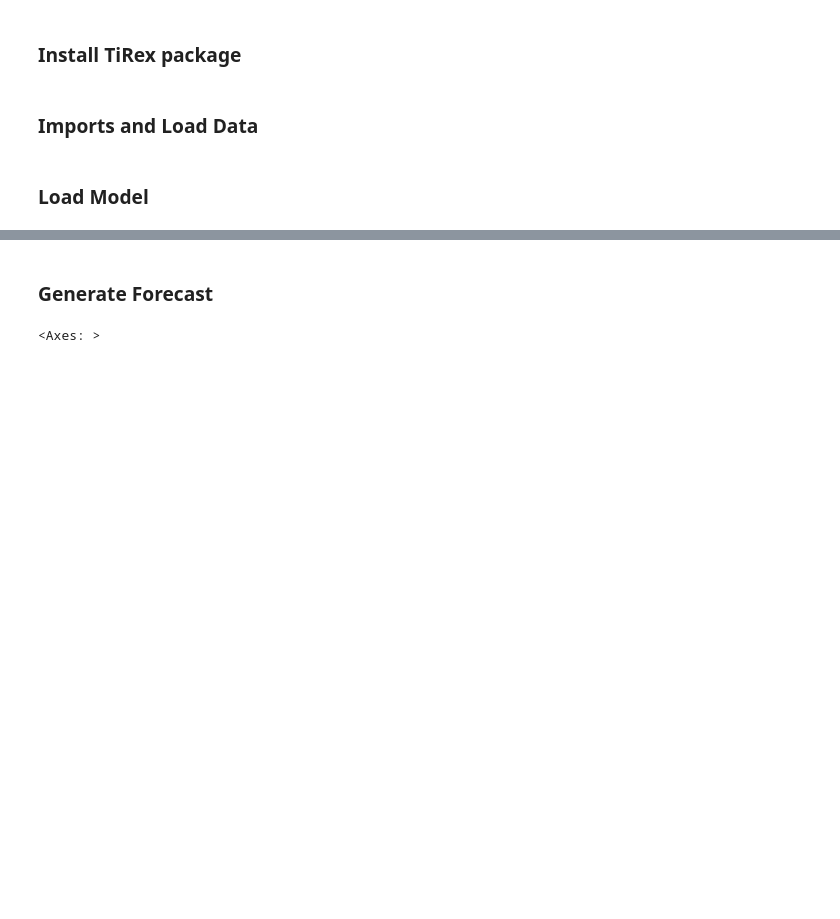
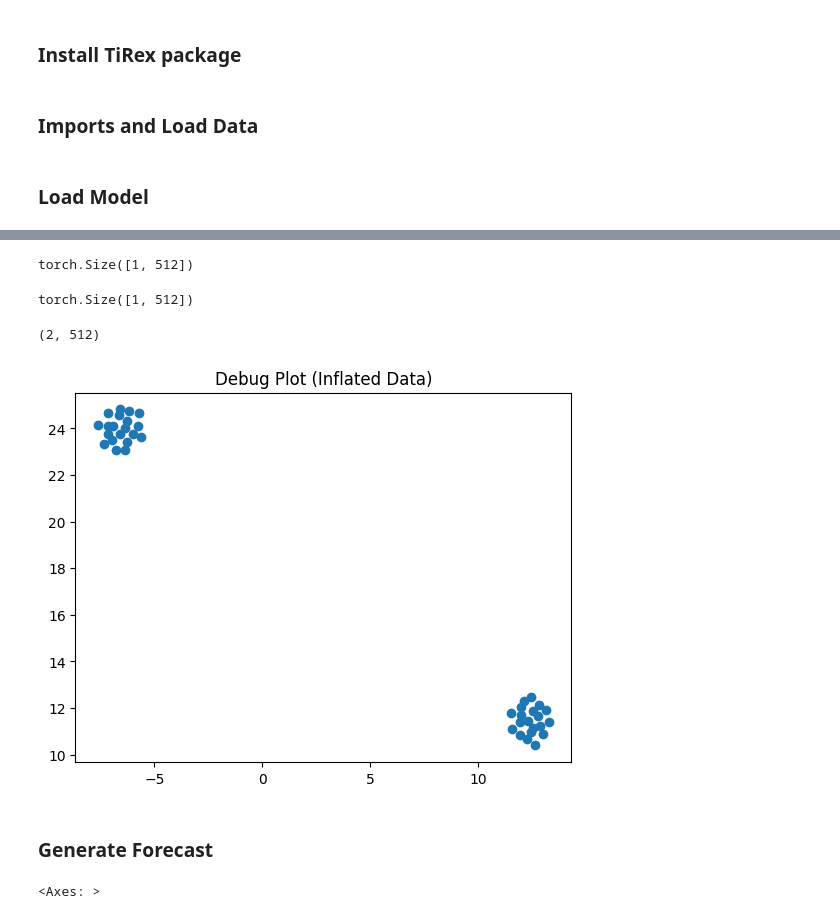
Before and after one commit to exVick/Experimenting_with_models, a Jupyter notebook: examples/quick_start_tirex.ipynb, the cells around one changed output, grey strips where cells are left out. Drawn from its saved outputs; the diff is of its cells as text; code cells hidden in the pictures; blank space fills up the shorter version.

```diff
--- a/examples/quick_start_tirex.ipynb
+++ b/examples/quick_start_tirex.ipynb
@@ -30,3 +78,41 @@ model: ForecastModel = load_model("NX-AI/TiRex")
+# %%
+activations = {}
+handle = model.out_norm.register_forward_hook(get_activation('embedding'))
+_ = model.forecast(context=data_air, prediction_length=1)
+raw_embeddings = activations['embedding']
+X_air = raw_embeddings[:, -1, :] # Shape: (10, Hidden_Dim)
+
+X_air.shape
+# %% [output]
+torch.Size([1, 512])
+# %%
+activations = {}
+handle = model.out_norm.register_forward_hook(get_activation('embedding'))
+_ = model.forecast(context=data_loop, prediction_length=1)
+raw_embeddings = activations['embedding']
+X_loop = raw_embeddings[:, -1, :] # Shape: (10, Hidden_Dim)
+
+X_loop.shape
+# %% [output]
+torch.Size([1, 512])
+# %%
+X_all = torch.cat([X_air, X_loop], dim=0).numpy()
+X_all.shape
+# %% [output]
+(2, 512)
+# %%
+X_inflated = np.tile(X_all, (20, 1))
+# %%
+reducer = umap.UMAP(n_neighbors=10, min_dist=0.1, metric='cosine', random_state=42)
+embedding_2d = reducer.fit_transform(X_inflated)
+
+# 3. Plot
+import matplotlib.pyplot as plt
+plt.scatter(embedding_2d[:, 0], embedding_2d[:, 1])
+plt.title("Debug Plot (Inflated Data)")
+plt.show()
+# %% [output]
+[figure, added]
 # %% [markdown]
 ### Generate Forecast
 # %%
```
Also changed, not shown: parts of 7 cells of this notebook.
